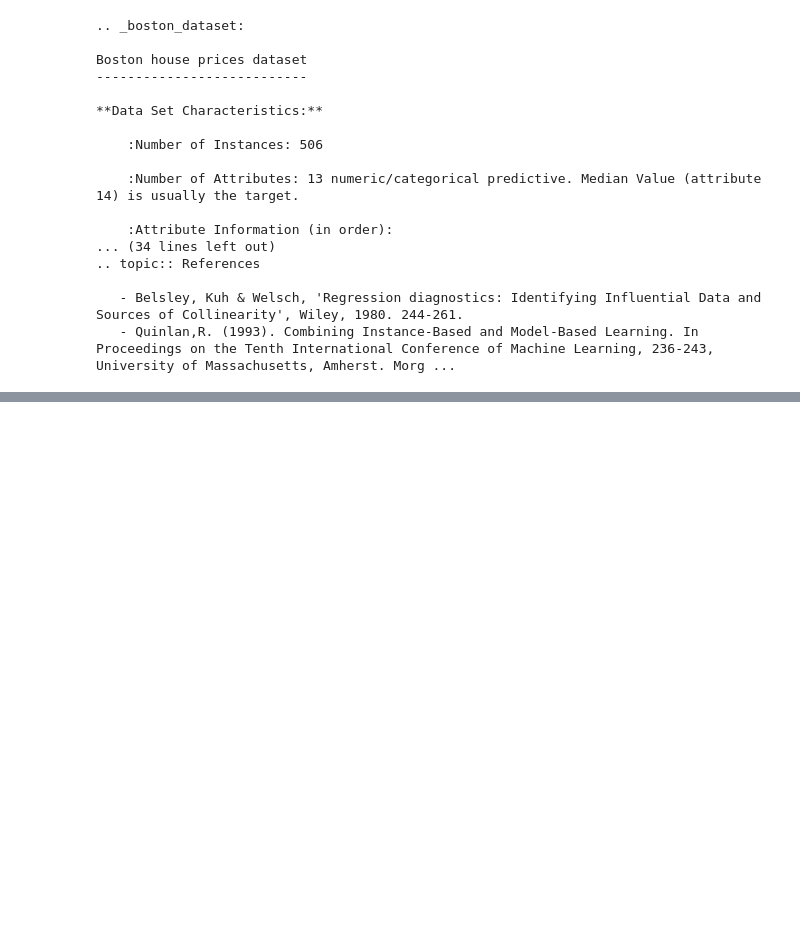
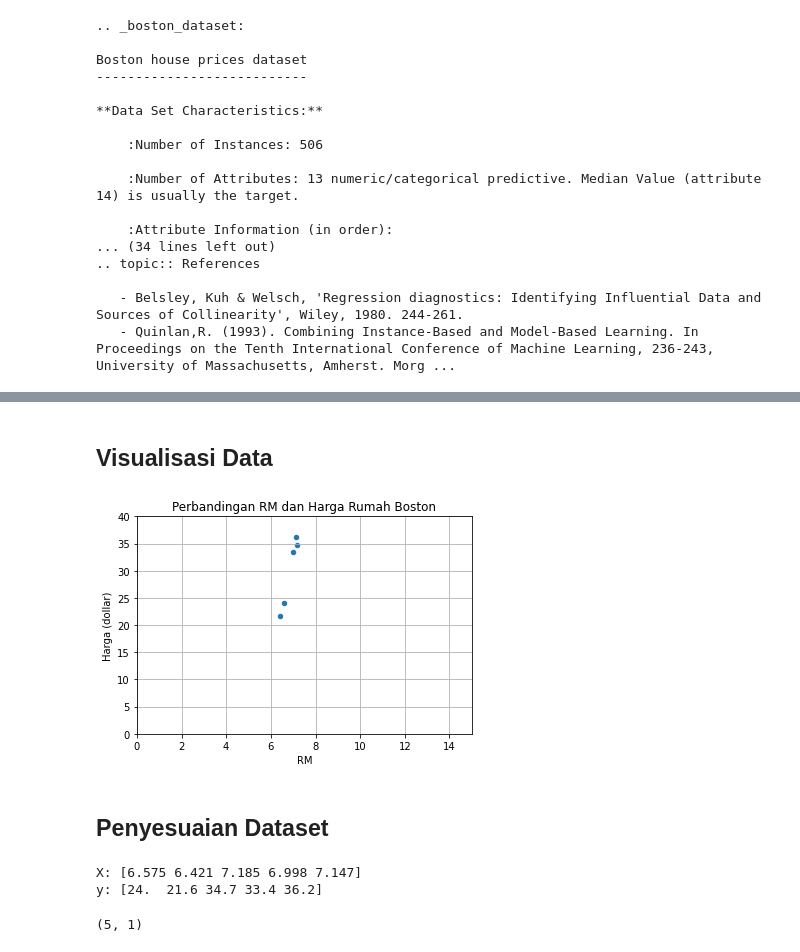
Before and after one commit to EunikeTirzaKerenhapukh/Data-Science, a Jupyter notebook: UTS Pengenalan Data Science .ipynb, the cells around one changed output, grey strips where cells are left out. Drawn from its saved outputs; the diff is of its cells as text; code cells hidden in the pictures; blank space fills up the shorter version.

Commit message:
UTS Data Science Commit #2
Mengerjakan hingga visualisasi model polynomial regression quadratic

```diff
--- a/UTS Pengenalan Data Science .ipynb
+++ b/UTS Pengenalan Data Science .ipynb
@@ -64,0 +136,8 @@ X.shape
+# %%
+import pandas as pd
+
+boston = {'RM':[6.575, 6.421, 7.185, 6.998, 7.147],
+         'PRICE':[24, 21.6, 34.7, 33.4, 36.2]}
+
+boston_df = pd.DataFrame(boston)
+boston_df
@@ -65,3 +151,38 @@ X.shape
+# %% [markdown]
+## Visualisasi Data
+# %%
+import matplotlib.pyplot as plt
+
+
+boston_df.plot(kind='scatter', x='RM', y='PRICE')
+
+plt.title('Perbandingan RM dan Harga Rumah Boston')
+plt.xlabel('RM')
+plt.ylabel('Harga (dollar)')
+plt.xlim(0,15)
+plt.ylim(0,40)
+plt.grid(True)
+plt.show()
+# %% [output]
+[figure, added]
+# %% [markdown]
+## Penyesuaian Dataset
+# %%
+import numpy as np
+
+X = np.array(boston_df['RM'])
+y = np.array(boston_df['PRICE'])
+
+print(f'X: {X}')
+print(f'y: {y}')
+# %% [output]
+X: [6.575 6.421 7.185 6.998 7.147]
+y: [24.  21.6 34.7 33.4 36.2]
+# %%
+X = X.reshape(-1,1)
+X.shape
+# %% [output]
+(5, 1)
 # %%
 X
 # %% [output]
```
Also changed, not shown: parts of 81 cells of this notebook.
